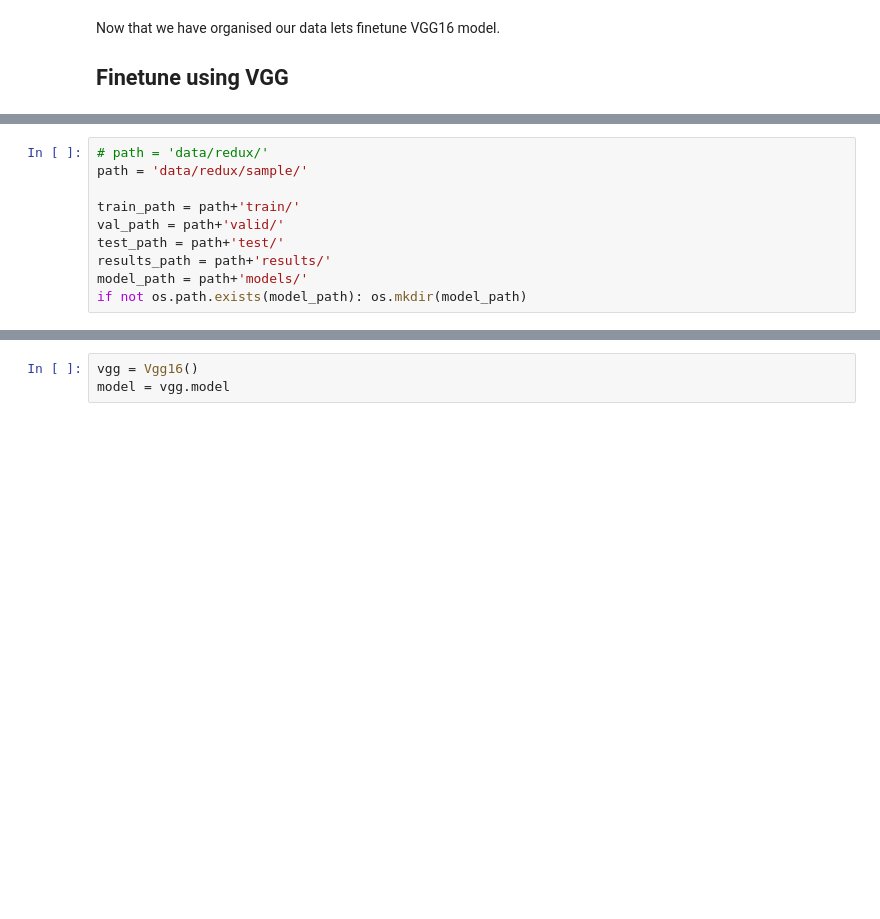
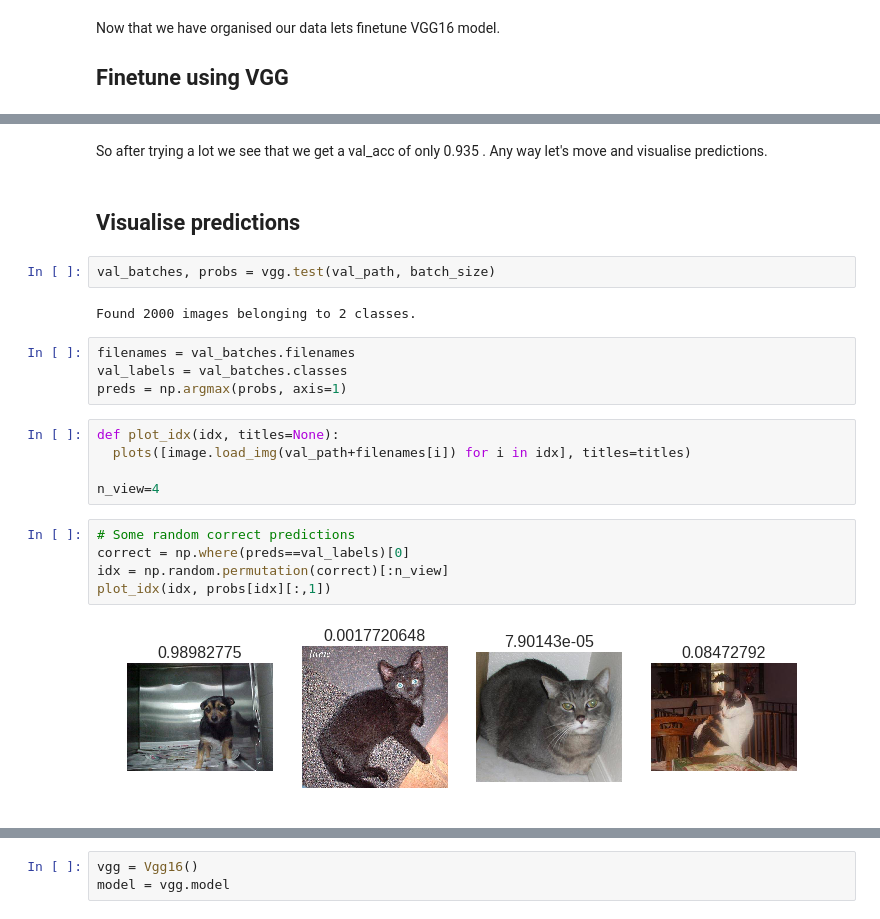
Before and after one commit to skakshay/Dogs-Cats-Redux, a Jupyter notebook: nb1.ipynb, the cells around one changed output, grey strips where cells are left out. Drawn from its saved outputs; the diff is of its cells as text; blank space fills up the shorter version.

```diff
--- a/nb1.ipynb
+++ b/nb1.ipynb
@@ -250,10 +231,0 @@ chdir_home()
-# %%
-# path = 'data/redux/'
-path = 'data/redux/sample/'
-
-train_path = path+'train/'
-val_path = path+'valid/'
-test_path = path+'test/'
-results_path = path+'results/'
-model_path = path+'models/'
-if not os.path.exists(model_path): os.mkdir(model_path)
@@ -262,0 +232,24 @@ no_epochs = 3
+# %% [markdown]
+So after trying a lot we see that we get a val_acc of only 0.935 . Any way let's move and visualise predictions.
+# %% [markdown]
+## Visualise predictions
+# %%
+val_batches, probs = vgg.test(val_path, batch_size)
+# %% [output]
+Found 2000 images belonging to 2 classes.
+# %%
+filenames = val_batches.filenames
+val_labels = val_batches.classes
+preds = np.argmax(probs, axis=1)
+# %%
+def plot_idx(idx, titles=None):
+  plots([image.load_img(val_path+filenames[i]) for i in idx], titles=titles)
+
+n_view=4
+# %%
+# Some random correct predictions
+correct = np.where(preds==val_labels)[0]
+idx = np.random.permutation(correct)[:n_view]
+plot_idx(idx, probs[idx][:,1])
+# %% [output]
+[figure, added]
```
Also changed, not shown: parts of 44 cells of this notebook.
